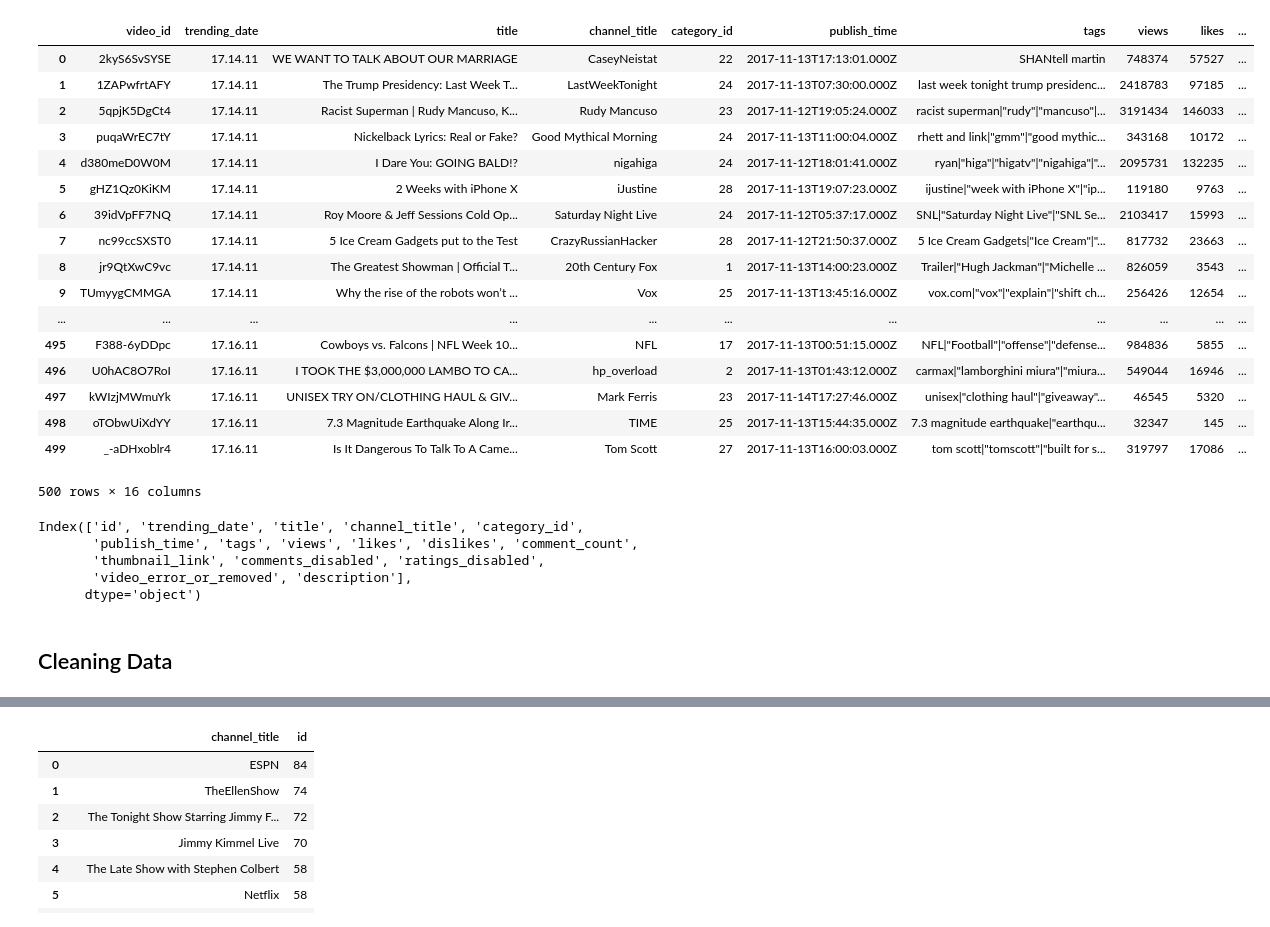
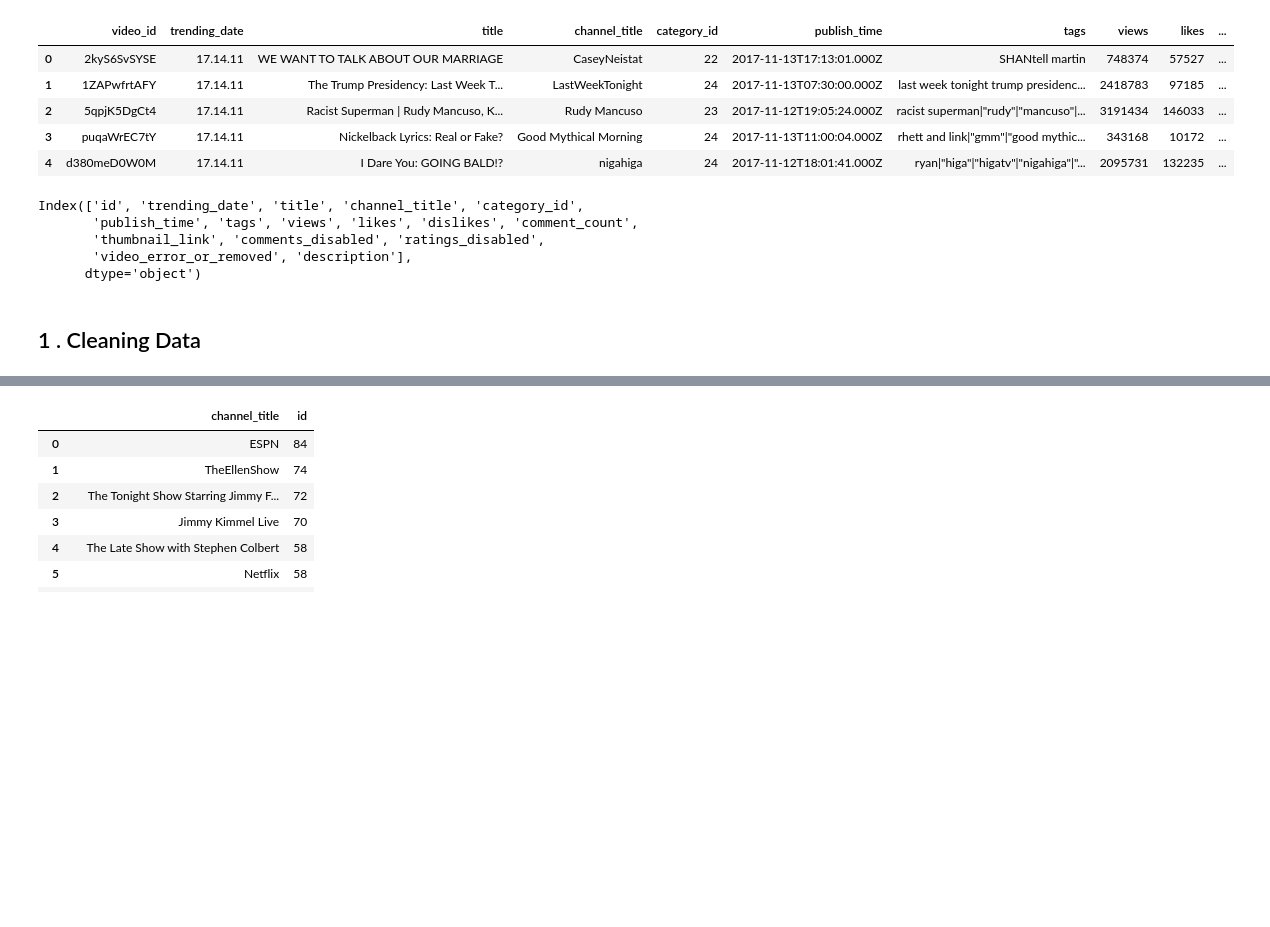
Before and after one commit to CaroMuizzi/Success-on-YouTube-Channels, a Jupyter notebook: Trending_videos.ipynb, the cells around one changed output, grey strips where cells are left out. Cells and saved outputs as stored; diff of their text form; code cells hidden in the pictures; blank space fills up the shorter version.

```diff
--- a/Trending_videos.ipynb
+++ b/Trending_videos.ipynb
@@ -10,28 +59,15 @@ import os
 # %%
 # Read original dataset. Date range varies from Nov 2017 up to June 2018
 us_csv = "Resources/large_USvideos.csv"
-
 original_df = pd.read_csv(us_csv)
-original_df.head(500)
+original_df.head()
 # %% [output]
 |  | video_id | trending_date | title | channel_title | category_id | publish_time | tags | views | likes | ... |
 | 0 | 2kyS6SvSYSE | 17.14.11 | WE WANT TO TALK ABOUT OUR MARRIAGE | CaseyNeistat | 22 | 2017-11-13T17:13:01.000Z | SHANtell martin | 748374 | 57527 | ... |
 | 1 | 1ZAPwfrtAFY | 17.14.11 | The Trump Presidency: Last Week T... | LastWeekTonight | 24 | 2017-11-13T07:30:00.000Z | last week tonight trump presidenc... | 2418783 | 97185 | ... |
 | 2 | 5qpjK5DgCt4 | 17.14.11 | Racist Superman | Rudy Mancuso, K... | Rudy Mancuso | 23 | 2017-11-12T19:05:24.000Z | racist superman|"rudy"|"mancuso"|... | 3191434 | 146033 | ... |
 | 3 | puqaWrEC7tY | 17.14.11 | Nickelback Lyrics: Real or Fake? | Good Mythical Morning | 24 | 2017-11-13T11:00:04.000Z | rhett and link|"gmm"|"good mythic... | 343168 | 10172 | ... |
 | 4 | d380meD0W0M | 17.14.11 | I Dare You: GOING BALD!? | nigahiga | 24 | 2017-11-12T18:01:41.000Z | ryan|"higa"|"higatv"|"nigahiga"|"... | 2095731 | 132235 | ... |
-| 5 | gHZ1Qz0KiKM | 17.14.11 | 2 Weeks with iPhone X | iJustine | 28 | 2017-11-13T19:07:23.000Z | ijustine|"week with iPhone X"|"ip... | 119180 | 9763 | ... |
-| 6 | 39idVpFF7NQ | 17.14.11 | Roy Moore & Jeff Sessions Cold Op... | Saturday Night Live | 24 | 2017-11-12T05:37:17.000Z | SNL|"Saturday Night Live"|"SNL Se... | 2103417 | 15993 | ... |
-| 7 | nc99ccSXST0 | 17.14.11 | 5 Ice Cream Gadgets put to the Test | CrazyRussianHacker | 28 | 2017-11-12T21:50:37.000Z | 5 Ice Cream Gadgets|"Ice Cream"|"... | 817732 | 23663 | ... |
-| 8 | jr9QtXwC9vc | 17.14.11 | The Greatest Showman | Official T... | 20th Century Fox | 1 | 2017-11-13T14:00:23.000Z | Trailer|"Hugh Jackman"|"Michelle ... | 826059 | 3543 | ... |
-| 9 | TUmyygCMMGA | 17.14.11 | Why the rise of the robots won’t ... | Vox | 25 | 2017-11-13T13:45:16.000Z | vox.com|"vox"|"explain"|"shift ch... | 256426 | 12654 | ... |
-| ... | ... | ... | ... | ... | ... | ... | ... | ... | ... | ... |
-| 495 | F388-6yDDpc | 17.16.11 | Cowboys vs. Falcons | NFL Week 10... | NFL | 17 | 2017-11-13T00:51:15.000Z | NFL|"Football"|"offense"|"defense... | 984836 | 5855 | ... |
-| 496 | U0hAC8O7RoI | 17.16.11 | I TOOK THE $3,000,000 LAMBO TO CA... | hp_overload | 2 | 2017-11-13T01:43:12.000Z | carmax|"lamborghini miura"|"miura... | 549044 | 16946 | ... |
-| 497 | kWIzjMWmuYk | 17.16.11 | UNISEX TRY ON/CLOTHING HAUL & GIV... | Mark Ferris | 23 | 2017-11-14T17:27:46.000Z | unisex|"clothing haul"|"giveaway"... | 46545 | 5320 | ... |
-| 498 | oTObwUiXdYY | 17.16.11 | 7.3 Magnitude Earthquake Along Ir... | TIME | 25 | 2017-11-13T15:44:35.000Z | 7.3 magnitude earthquake|"earthqu... | 32347 | 145 | ... |
-| 499 | _-aDHxoblr4 | 17.16.11 | Is It Dangerous To Talk To A Came... | Tom Scott | 27 | 2017-11-13T16:00:03.000Z | tom scott|"tomscott"|"built for s... | 319797 | 17086 | ... |
-500 rows × 16 columns
 # %%
 # Rename column name
 df= original_df.rename(columns={"video_id": "id"})
@@ -55,7 +91,7 @@ Index(['id', 'trending_date', 'title', 'channel_title', 'category_id',
        'video_error_or_removed', 'description'],
       dtype='object')
 # %% [markdown]
-## Cleaning Data
+## 1 . Cleaning Data
 # %%
 # Convert column Title to propper case
 df["title"] = df.title.str.capitalize()
```
Also changed, not shown: parts of 37 cells of this notebook.
